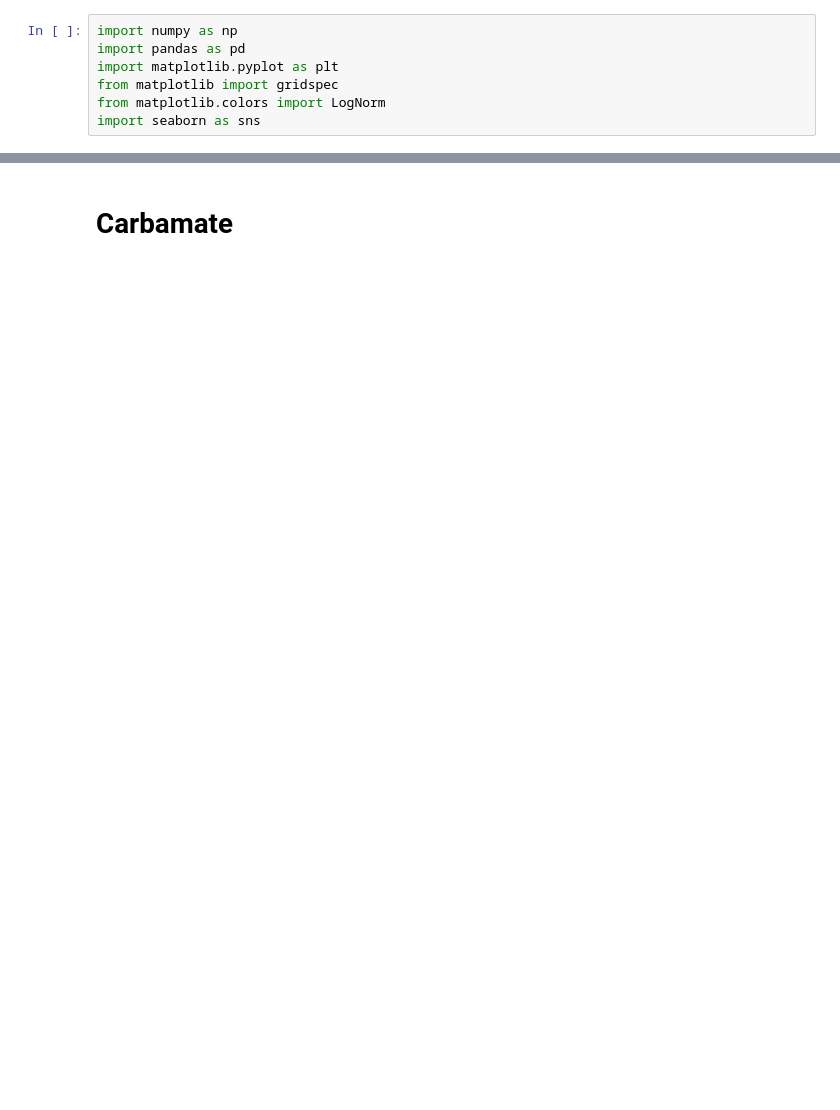
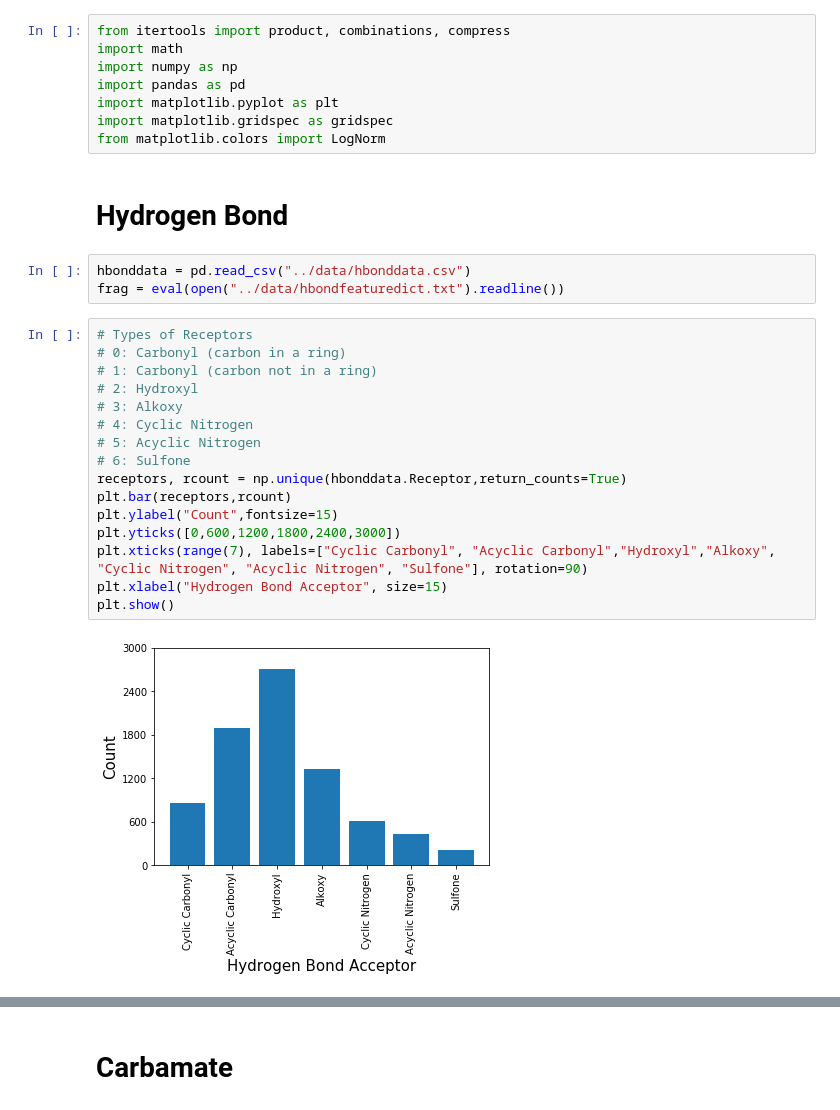
Before and after one commit to ghutchis/molecular-entropies, a Jupyter notebook: notebook/Foldability.ipynb, the cells around one changed output, grey strips where cells are left out. Cells and saved outputs as stored; diff of their text form; blank space fills up the shorter version.

```diff
--- a/notebook/Foldability.ipynb
+++ b/notebook/Foldability.ipynb
@@ -1,7 +1,31 @@
 # %%
+from itertools import product, combinations, compress
+import math
 import numpy as np
 import pandas as pd
 import matplotlib.pyplot as plt
-from matplotlib import gridspec
+import matplotlib.gridspec as gridspec
 from matplotlib.colors import LogNorm
-import seaborn as sns
+# %% [markdown]
+# Hydrogen Bond
+# %%
+hbonddata = pd.read_csv("../data/hbonddata.csv")
+frag = eval(open("../data/hbondfeaturedict.txt").readline())
+# %%
+# Types of Receptors
+# 0: Carbonyl (carbon in a ring)
+# 1: Carbonyl (carbon not in a ring)
+# 2: Hydroxyl
+# 3: Alkoxy
+# 4: Cyclic Nitrogen
+# 5: Acyclic Nitrogen
+# 6: Sulfone
+receptors, rcount = np.unique(hbonddata.Receptor,return_counts=True)
+plt.bar(receptors,rcount)
+plt.ylabel("Count",fontsize=15)
+plt.yticks([0,600,1200,1800,2400,3000])
+plt.xticks(range(7), labels=["Cyclic Carbonyl", "Acyclic Carbonyl","Hydroxyl","Alkoxy", "Cyclic Nitrogen", "Acyclic Nitrogen", "Sulfone"], rotation=90)
+plt.xlabel("Hydrogen Bond Acceptor", size=15)
+plt.show()
+# %% [output]
+[figure, added]
```
Also changed, not shown: parts of 57 cells of this notebook, 2 other files.
